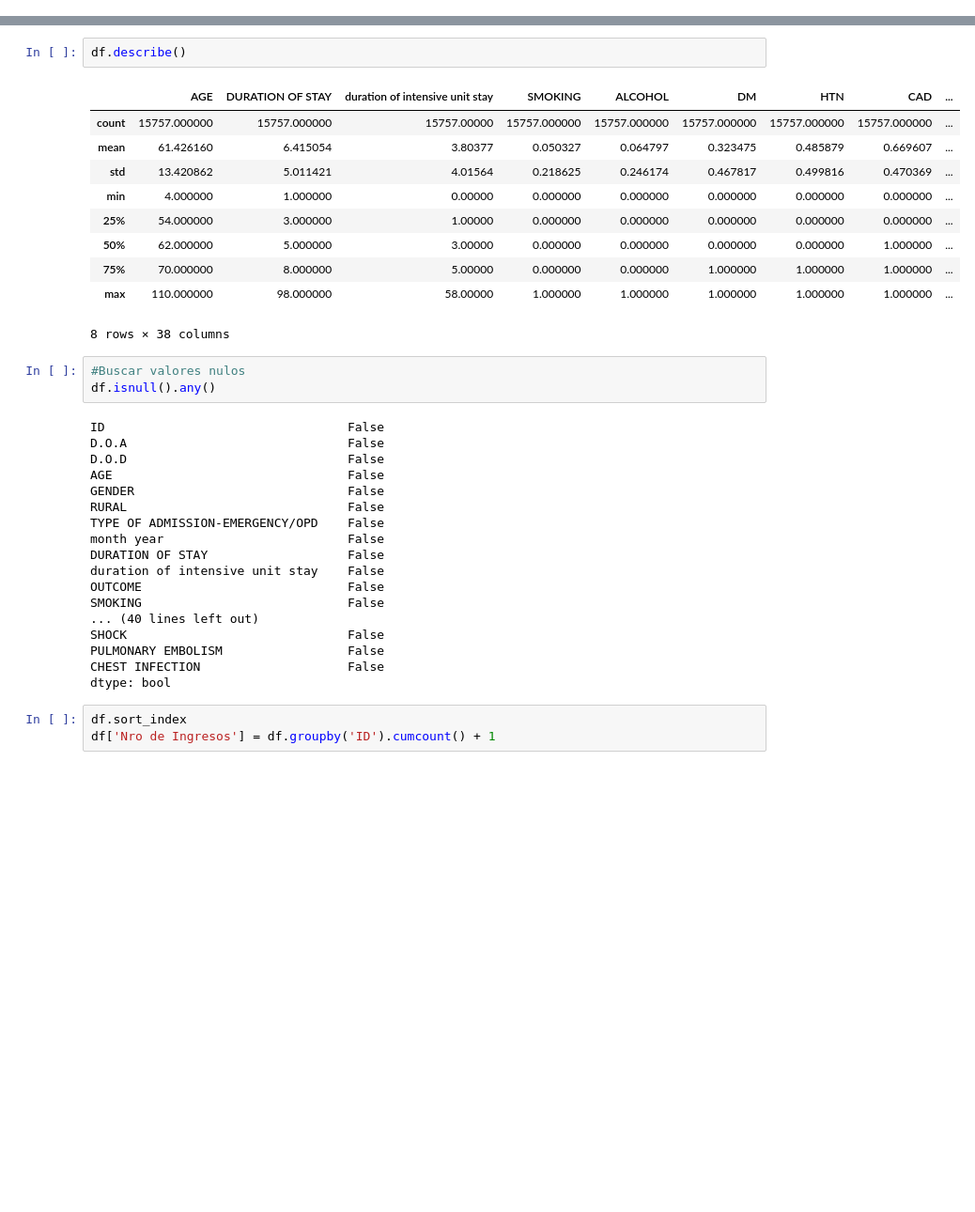
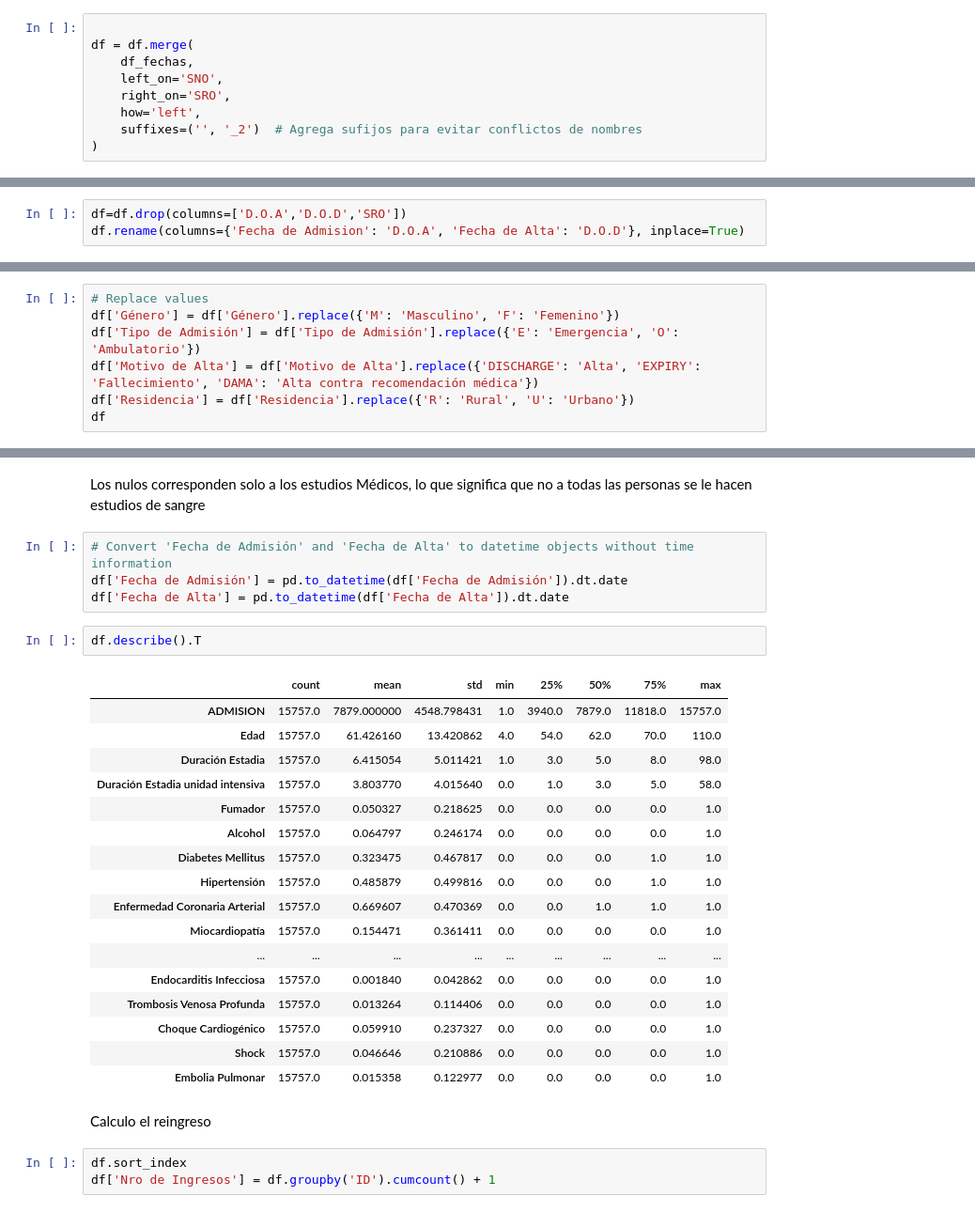
Before and after one commit to pablolube/No-Country, a Jupyter notebook: explore.ipynb, the cells around one changed output, grey strips where cells are left out. Shown at 94% size. Cells and saved outputs as stored; diff of their text form; blank space fills up the shorter version.

```diff
--- a/explore.ipynb
+++ b/explore.ipynb
@@ -62,0 +84,9 @@ del df[df.columns[0]]
+# %%
+
+df = df.merge(
+    df_fechas,
+    left_on='SNO',
+    right_on='SRO',
+    how='left',
+    suffixes=('', '_2')  # Agrega sufijos para evitar conflictos de nombres
+)
@@ -62,0 +95,3 @@ del df[df.columns[0]]
+# %%
+df=df.drop(columns=['D.O.A','D.O.D','SRO'])
+df.rename(columns={'Fecha de Admision': 'D.O.A', 'Fecha de Alta': 'D.O.D'}, inplace=True)
@@ -82,0 +181,7 @@ df
+# %%
+# Replace values
+df['Género'] = df['Género'].replace({'M': 'Masculino', 'F': 'Femenino'})
+df['Tipo de Admisión'] = df['Tipo de Admisión'].replace({'E': 'Emergencia', 'O': 'Ambulatorio'})
+df['Motivo de Alta'] = df['Motivo de Alta'].replace({'DISCHARGE': 'Alta', 'EXPIRY': 'Fallecimiento', 'DAMA': 'Alta contra recomendación médica'})
+df['Residencia'] = df['Residencia'].replace({'R': 'Rural', 'U': 'Urbano'})
+df
@@ -107,37 +301,31 @@ memory usage: 6.7+ MB
+# %% [markdown]
+Los nulos corresponden solo a los estudios Médicos, lo que significa que no a todas las personas se le hacen estudios de sangre
+# %%
+# Convert 'Fecha de Admisión' and 'Fecha de Alta' to datetime objects without time information
+df['Fecha de Admisión'] = pd.to_datetime(df['Fecha de Admisión']).dt.date
+df['Fecha de Alta'] = pd.to_datetime(df['Fecha de Alta']).dt.date
 # %%
-df.describe()
+df.describe().T
 # %% [output]
-|  | AGE | DURATION OF STAY | duration of intensive unit stay | SMOKING | ALCOHOL | DM | HTN | CAD | ... |
-| count | 15757.000000 | 15757.000000 | 15757.00000 | 15757.000000 | 15757.000000 | 15757.000000 | 15757.000000 | 15757.000000 | ... |
-| mean | 61.426160 | 6.415054 | 3.80377 | 0.050327 | 0.064797 | 0.323475 | 0.485879 | 0.669607 | ... |
-| std | 13.420862 | 5.011421 | 4.01564 | 0.218625 | 0.246174 | 0.467817 | 0.499816 | 0.470369 | ... |
-| min | 4.000000 | 1.000000 | 0.00000 | 0.000000 | 0.000000 | 0.000000 | 0.000000 | 0.000000 | ... |
-| 25% | 54.000000 | 3.000000 | 1.00000 | 0.000000 | 0.000000 | 0.000000 | 0.000000 | 0.000000 | ... |
-| 50% | 62.000000 | 5.000000 | 3.00000 | 0.000000 | 0.000000 | 0.000000 | 0.000000 | 1.000000 | ... |
-| 75% | 70.000000 | 8.000000 | 5.00000 | 0.000000 | 0.000000 | 1.000000 | 1.000000 | 1.000000 | ... |
-| max | 110.000000 | 98.000000 | 58.00000 | 1.000000 | 1.000000 | 1.000000 | 1.000000 | 1.000000 | ... |
+|  | count | mean | std | min | 25% | 50% | 75% | max |
+| ADMISION | 15757.0 | 7879.000000 | 4548.798431 | 1.0 | 3940.0 | 7879.0 | 11818.0 | 15757.0 |
+| Edad | 15757.0 | 61.426160 | 13.420862 | 4.0 | 54.0 | 62.0 | 70.0 | 110.0 |
+| Duración Estadia | 15757.0 | 6.415054 | 5.011421 | 1.0 | 3.0 | 5.0 | 8.0 | 98.0 |
+| Duración Estadia unidad intensiva | 15757.0 | 3.803770 | 4.015640 | 0.0 | 1.0 | 3.0 | 5.0 | 58.0 |
+| Fumador | 15757.0 | 0.050327 | 0.218625 | 0.0 | 0.0 | 0.0 | 0.0 | 1.0 |
+| Alcohol | 15757.0 | 0.064797 | 0.246174 | 0.0 | 0.0 | 0.0 | 0.0 | 1.0 |
+| Diabetes Mellitus | 15757.0 | 0.323475 | 0.467817 | 0.0 | 0.0 | 0.0 | 1.0 | 1.0 |
+| Hipertensión | 15757.0 | 0.485879 | 0.499816 | 0.0 | 0.0 | 0.0 | 1.0 | 1.0 |
+| Enfermedad Coronaria Arterial | 15757.0 | 0.669607 | 0.470369 | 0.0 | 0.0 | 1.0 | 1.0 | 1.0 |
+| Miocardiopatía | 15757.0 | 0.154471 | 0.361411 | 0.0 | 0.0 | 0.0 | 0.0 | 1.0 |
+| ... | ... | ... | ... | ... | ... | ... | ... | ... |
+| Endocarditis Infecciosa | 15757.0 | 0.001840 | 0.042862 | 0.0 | 0.0 | 0.0 | 0.0 | 1.0 |
+| Trombosis Venosa Profunda | 15757.0 | 0.013264 | 0.114406 | 0.0 | 0.0 | 0.0 | 0.0 | 1.0 |
+| Choque Cardiogénico | 15757.0 | 0.059910 | 0.237327 | 0.0 | 0.0 | 0.0 | 0.0 | 1.0 |
+| Shock | 15757.0 | 0.046646 | 0.210886 | 0.0 | 0.0 | 0.0 | 0.0 | 1.0 |
+| Embolia Pulmonar | 15757.0 | 0.015358 | 0.122977 | 0.0 | 0.0 | 0.0 | 0.0 | 1.0 |
-8 rows × 38 columns
-# %%
-#Buscar valores nulos
-df.isnull().any()
-# %% [output]
-ID                                 False
-D.O.A                              False
-D.O.D                              False
-AGE                                False
-GENDER                             False
-RURAL                              False
-TYPE OF ADMISSION-EMERGENCY/OPD    False
-month year                         False
-DURATION OF STAY                   False
-duration of intensive unit stay    False
-OUTCOME                            False
-SMOKING                            False
-... (40 lines left out)
-SHOCK                              False
-PULMONARY EMBOLISM                 False
-CHEST INFECTION                    False
-dtype: bool
+# %% [markdown]
+Calculo el reingreso
 # %%
 df.sort_index
 df['Nro de Ingresos'] = df.groupby('ID').cumcount() + 1
```
Also changed, not shown: parts of 32 cells of this notebook.
